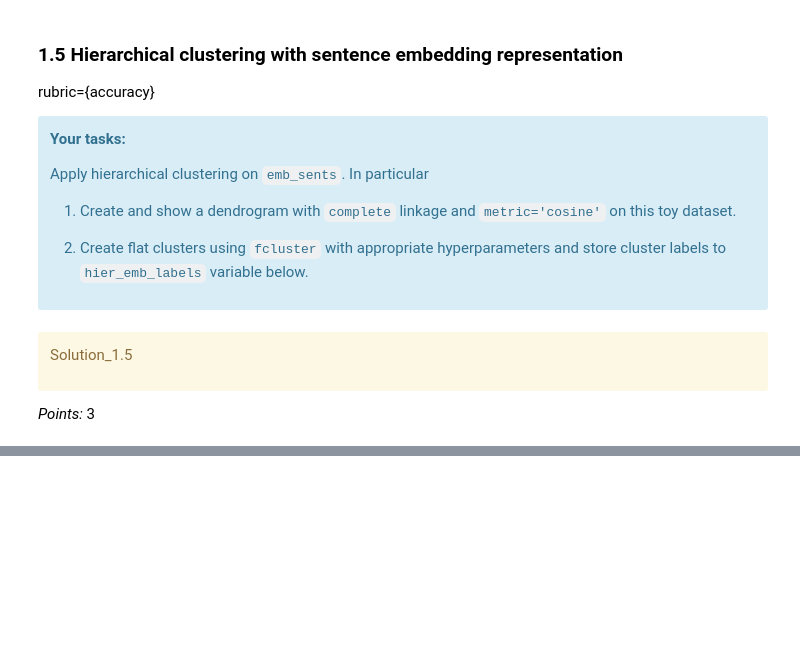
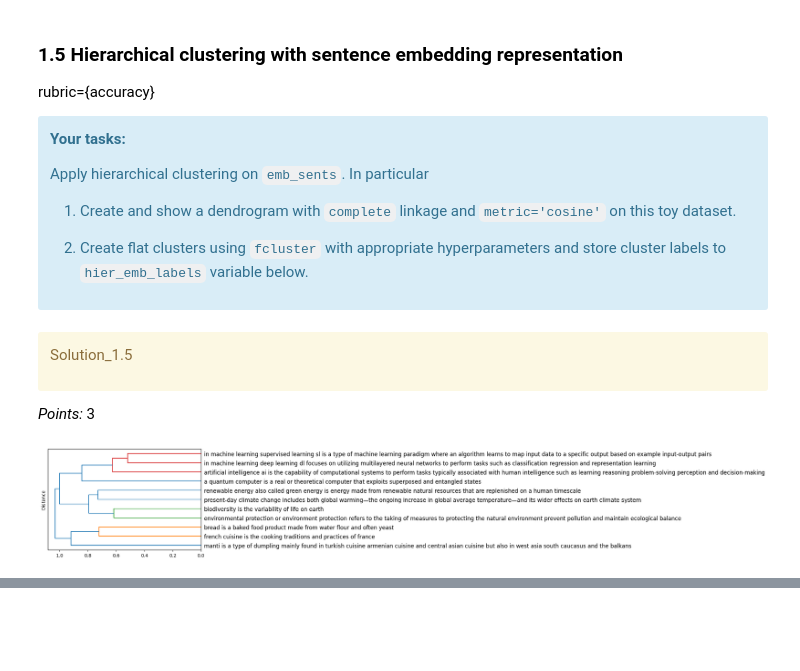
Before and after one commit to vnguyen243/330-hw6, a Jupyter notebook: hw6.ipynb, the cells around one changed output, grey strips where cells are left out. Drawn from its saved outputs; the diff is of its cells as text; code cells hidden in the pictures; blank space fills up the shorter version.

```diff
--- a/hw6.ipynb
+++ b/hw6.ipynb
@@ -289,0 +347,3 @@ _Points:_ 2
+# %%
+kmeans_emb = KMeans(n_clusters = 3, random_state = 42)
+kmeans_emb.fit(emb_sents)
@@ -290,5 +352,5 @@ _Points:_ 2
 # %%
-kmeans_emb_labels = ...
+kmeans_emb_labels = kmeans_emb.labels_
 # %%
 wiki_df["emb_kmeans"] = kmeans_emb_labels
 wiki_df
@@ -346,0 +458,3 @@ _Points:_ 4
+# %%
+dbscan_emb = DBSCAN(eps = 0.74, min_samples = 2, metric = 'cosine')
+dbscan_emb.fit(emb_sents)
@@ -347,5 +463,5 @@ _Points:_ 4
 # %%
-dbscan_emb_labels = ...
+dbscan_emb_labels = dbscan_model.labels_
 # %%
 wiki_df["emb_dbscan"] = dbscan_emb_labels
 wiki_df
@@ -383,0 +509,13 @@ hier_emb_labels = ...
+# %%
+from scipy.cluster.hierarchy import linkage, dendrogram
+
+labels = wiki_df["text"].tolist()
+
+Z = linkage(emb_sents, method="complete", metric="cosine")
+
+plt.figure(figsize=(6,4))
+dendrogram(Z, labels=labels, orientation="left")
+plt.ylabel("Distance")
+plt.show()
+# %% [output]
+[figure, added]
```
Also changed, not shown: parts of 29 cells of this notebook.
